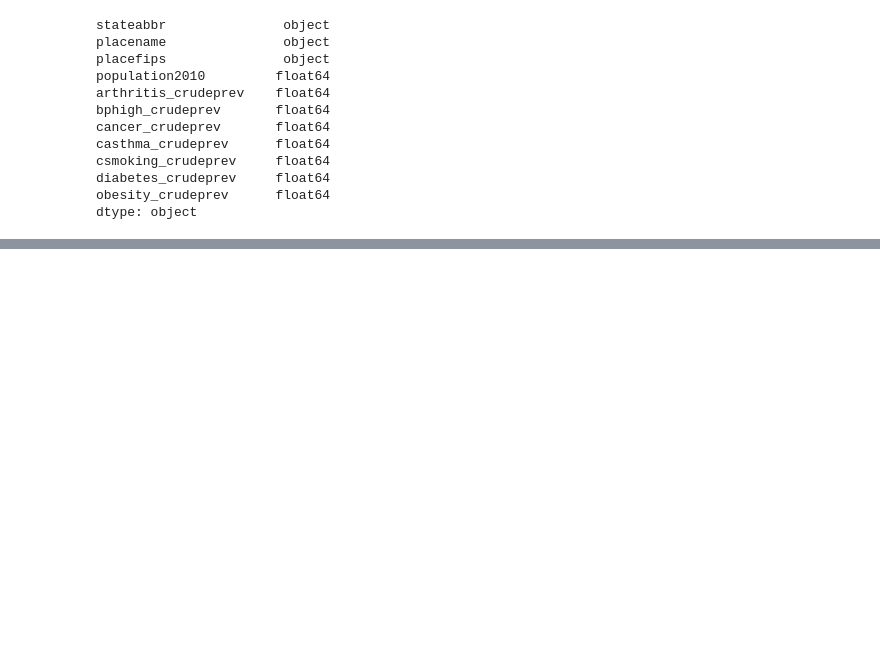
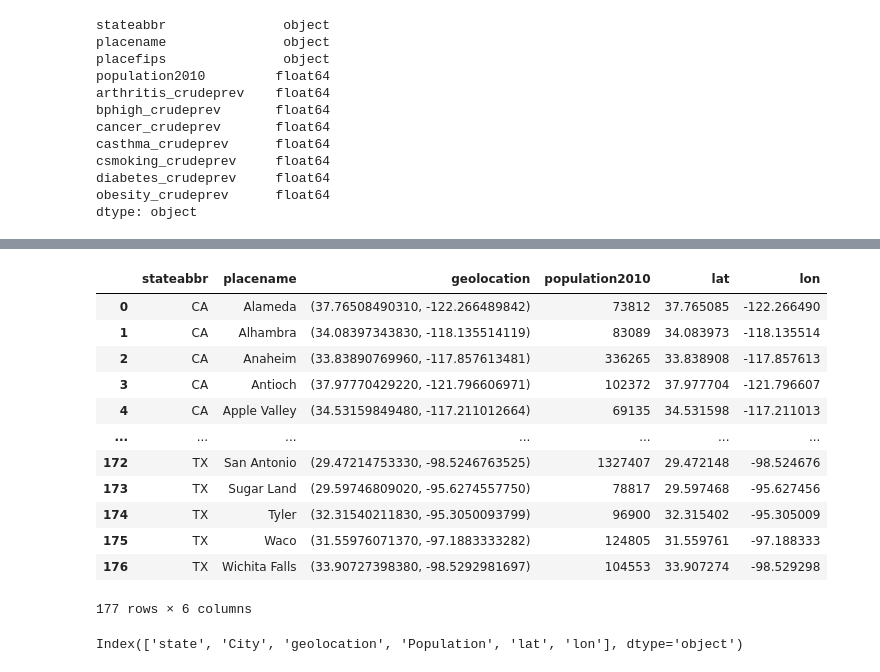
Before and after one commit to NathanH12/Project_3_CDCdata, a Jupyter notebook: getdata.ipynb, the cells around one changed output, grey strips where cells are left out. Cells and saved outputs as stored; diff of their text form; code cells hidden in the pictures; blank space fills up the shorter version.

```diff
--- a/getdata.ipynb
+++ b/getdata.ipynb
@@ -159,0 +167,3 @@ print()
+# %%
+new_data_pd_4=data_pd[["stateabbr","placename","geolocation","population2010"]]
+new_data_pd_4.head()
@@ -159,0 +177,3 @@ print()
+# %%
+new_data_pd_4["lat"]=new_data_pd_4["geolocation"].str.extract(r'(-?\d+\.\d+)')[0].astype(float)
+new_data_pd_4["lon"]=new_data_pd_4["geolocation"].str.extract(r'(-?\d+\.\d+), (-?\d+\.\d+)')[1].astype(float)
@@ -159,0 +191,16 @@ print()
+# %%
+new_data_pd_4
+# %% [output]
+|  | stateabbr | placename | geolocation | population2010 | lat | lon |
+| 0 | CA | Alameda | (37.76508490310, -122.266489842) | 73812 | 37.765085 | -122.266490 |
+| 1 | CA | Alhambra | (34.08397343830, -118.135514119) | 83089 | 34.083973 | -118.135514 |
+| 2 | CA | Anaheim | (33.83890769960, -117.857613481) | 336265 | 33.838908 | -117.857613 |
+| 3 | CA | Antioch | (37.97770429220, -121.796606971) | 102372 | 37.977704 | -121.796607 |
+| 4 | CA | Apple Valley | (34.53159849480, -117.211012664) | 69135 | 34.531598 | -117.211013 |
+| ... | ... | ... | ... | ... | ... | ... |
+| 172 | TX | San Antonio | (29.47214753330, -98.5246763525) | 1327407 | 29.472148 | -98.524676 |
+| 173 | TX | Sugar Land | (29.59746809020, -95.6274557750) | 78817 | 29.597468 | -95.627456 |
+| 174 | TX | Tyler | (32.31540211830, -95.3050093799) | 96900 | 32.315402 | -95.305009 |
+| 175 | TX | Waco | (31.55976071370, -97.1883333282) | 124805 | 31.559761 | -97.188333 |
+| 176 | TX | Wichita Falls | (33.90727398380, -98.5292981697) | 104553 | 33.907274 | -98.529298 |
+177 rows × 6 columns
@@ -159,0 +213,4 @@ print()
+# %%
+new_data_pd_4.columns
+# %% [output]
+Index(['state', 'City', 'geolocation', 'Population', 'lat', 'lon'], dtype='object')
```
Also changed, not shown: parts of 14 cells of this notebook, 8 other files.
